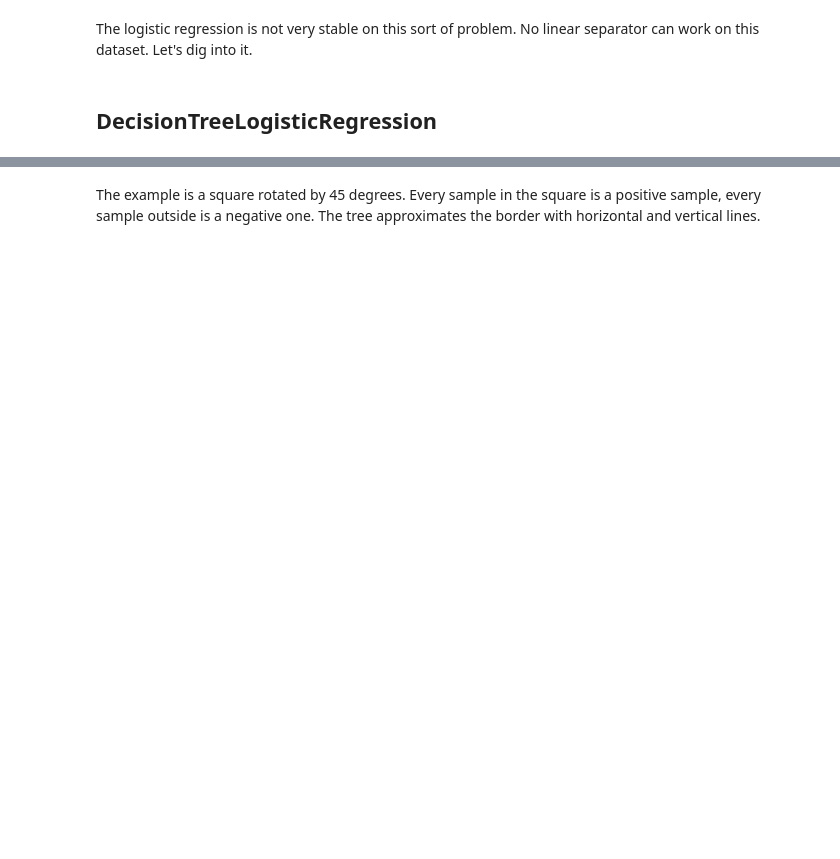
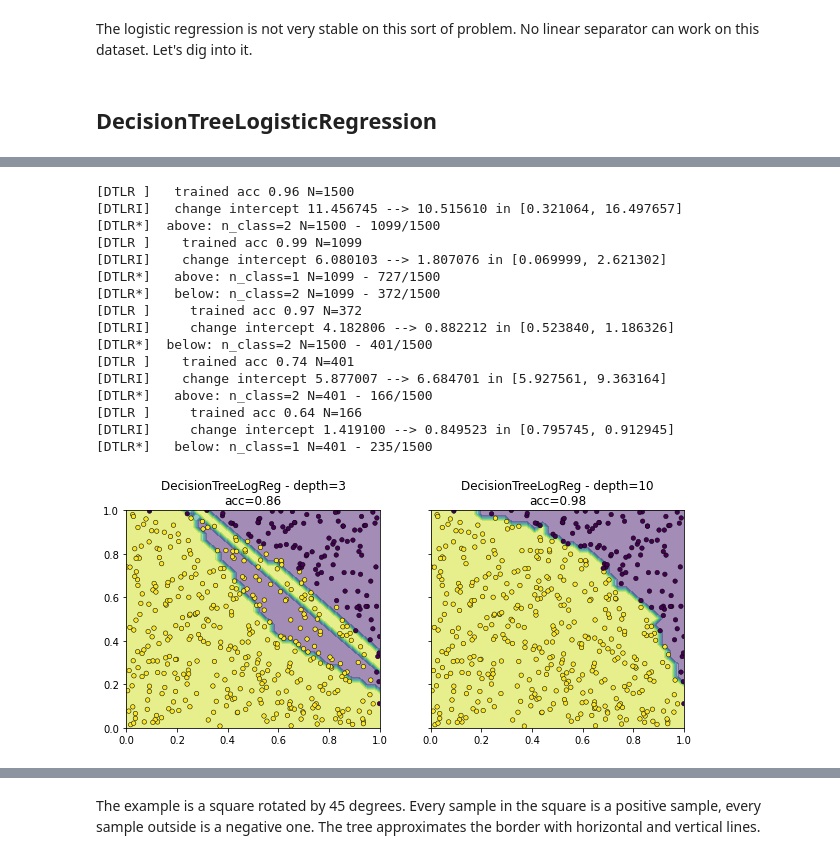
Before and after one commit to sdpython/mlinsights, a Jupyter notebook: _doc/notebooks/sklearn/decision_tree_logreg.ipynb, the cells around one changed output, grey strips where cells are left out. Saved outputs shown, nothing was run; the diff lists cells and outputs as text; code cells hidden in the pictures; blank space fills up the shorter version.

```diff
--- a/_doc/notebooks/sklearn/decision_tree_logreg.ipynb
+++ b/_doc/notebooks/sklearn/decision_tree_logreg.ipynb
@@ -113,0 +145,36 @@ DataFrame(rows)
+# %%
+dtlr = DecisionTreeLogisticRegression(
+    max_depth=3, fit_improve_algo='intercept_sort_always', verbose=1)
+dtlr.fit(X_train, y_train)
+dtlr8 = DecisionTreeLogisticRegression(
+    max_depth=10, min_samples_split=4, fit_improve_algo='intercept_sort_always')
+dtlr8.fit(X_train, y_train)
+
+fig, ax = plt.subplots(1, 2, figsize=(10, 4), sharey=True)
+plot_classifier_decision_zone(dtlr, X_test, y_test, ax=ax[0],
+                              title="DecisionTreeLogReg - depth=%d\nacc=%1.2f" % (
+                                  dtlr.tree_depth_, dtlr.score(X_test, y_test)))
+plot_classifier_decision_zone(dtlr8, X_test, y_test, ax=ax[1],
+                              title="DecisionTreeLogReg - depth=%d\nacc=%1.2f" % (
+                                  dtlr8.tree_depth_, dtlr8.score(X_test, y_test)))
+ax[0].set_xlim([0, 1])
+ax[1].set_xlim([0, 1])
+ax[0].set_ylim([0, 1]);
+# %% [output]
+[DTLR ]   trained acc 0.96 N=1500
+[DTLRI]   change intercept 11.456745 --> 10.515610 in [0.321064, 16.497657]
+[DTLR*]  above: n_class=2 N=1500 - 1099/1500
+[DTLR ]    trained acc 0.99 N=1099
+[DTLRI]    change intercept 6.080103 --> 1.807076 in [0.069999, 2.621302]
+[DTLR*]   above: n_class=1 N=1099 - 727/1500
+[DTLR*]   below: n_class=2 N=1099 - 372/1500
+[DTLR ]     trained acc 0.97 N=372
+[DTLRI]     change intercept 4.182806 --> 0.882212 in [0.523840, 1.186326]
+[DTLR*]  below: n_class=2 N=1500 - 401/1500
+[DTLR ]    trained acc 0.74 N=401
+[DTLRI]    change intercept 5.877007 --> 6.684701 in [5.927561, 9.363164]
+[DTLR*]   above: n_class=2 N=401 - 166/1500
+[DTLR ]     trained acc 0.64 N=166
+[DTLRI]     change intercept 1.419100 --> 0.849523 in [0.795745, 0.912945]
+[DTLR*]   below: n_class=1 N=401 - 235/1500
+[figure, added]
```
Also changed, not shown: parts of 13 cells of this notebook.
